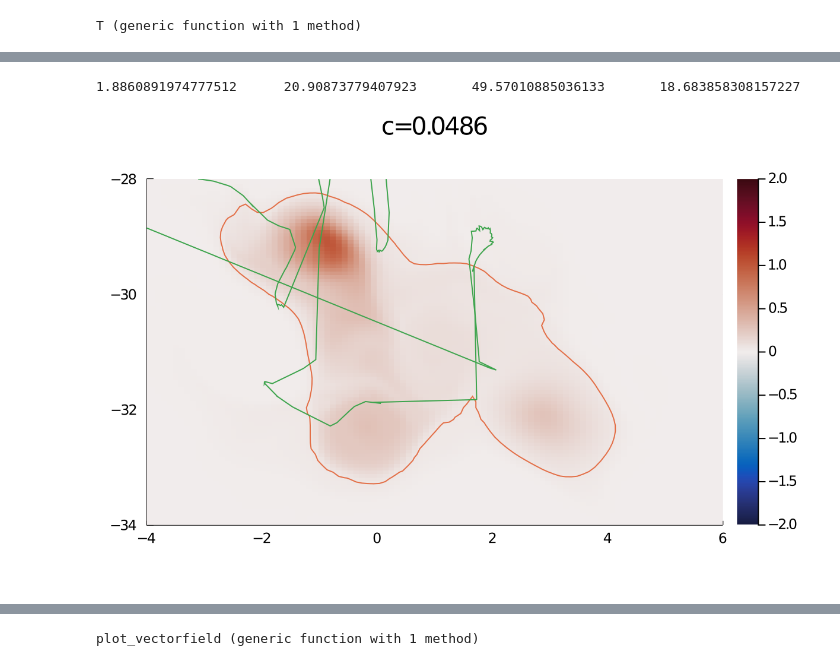
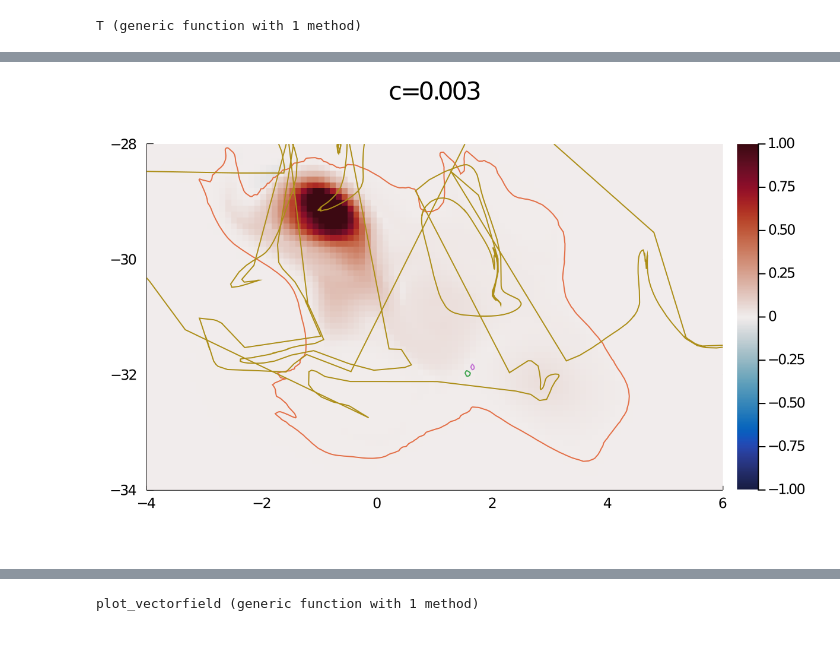
Before and after one commit to MaHermann/CoherentStructures.jl, a Jupyter notebook: notebooks/Ocean Stoptime/oceanstop_LR_CG.ipynb, the cells around one changed output, grey strips where cells are left out. Saved outputs shown, nothing was run; the diff lists cells and outputs as text; code cells hidden in the pictures.

```diff
--- a/notebooks/Ocean Stoptime/oceanstop_LR_CG.ipynb
+++ b/notebooks/Ocean Stoptime/oceanstop_LR_CG.ipynb
@@ -96,0 +146,3 @@ end
+# %%
+#limit ourselves to one ev for plotting etc.
+ev = 1
@@ -166,0 +197,4 @@ Levelset:               0.04859690452258537
+# %%
+# resoultion for the levelset methods (default should be 'nothing', that way the grid resolution is used)
+x_resolution = 500
+y_resolution = Integer(floor((UR[2] - LL[2])/(UR[1] - LL[1])*x_resolution));
@@ -166,0 +277,7 @@ Levelset:               0.04859690452258537
+# %%
+best_levelset, best_value = get_minimal_levelset(
+    ctx,u₀[:,ev],dynamic_cheeger_value,
+    x_resolution=x_resolution,y_resolution=y_resolution,bdata=bdata,
+    n_candidates=1000,min=0)
+print("Dynamic Cheeger value:\t",best_value,"\n")
+print("Levelset:\t\t",level(best_levelset),"\n")
@@ -167,24 +309,21 @@ Levelset:               0.04859690452258537
 # %%
 c_best = level(best_levelset)
-plot_best = plot_u(ctx, u₀,  grid_resolution, grid_resolution, title="c=$(round(c_best,digits=4))",bdata=bdata,
-        colorbar=colorbar, color=color, clims=(cmin,cmax), xticks=xticks, yticks=yticks,legend=false)
+plot_u(ctx, u₀[:,ev],  lon_resolution, lat_resolution, title="c=$(round(c_best,digits=4))", bdata=bdata,
+        colorbar=colorbar, color=color, clims=(cmins[ev],cmaxs[ev]), xticks=xticks, yticks=yticks,legend=false)
 
-curve = lines(get_levelset(ctx, u₀, c_best, bdata=bdata))[1]
-curve = Main.CoherentStructures.closeCurve(ctx,curve)
-curve_moved = Main.CoherentStructures.apply2curve(x->T(x,0),curve)
+curves = lines(best_levelset)
+curves = [Main.CoherentStructures.closeCurve(ctx,c) for c in curves]
+curves_moved = [Main.CoherentStructures.apply2curve(x->T(x,0),c) for c in curves]
 
-cheeger_value = dynamic_cheeger_value(ctx, curve, x->T(x,0))
-print("$(cheeger_value)\t$(Main.CoherentStructures.getLength(curve))\t",
-    "$(Main.CoherentStructures.getLength(curve_moved))\t$(Main.CoherentStructures.getEuclideanArea(ctx,curve))\n")
-
-Plots.plot!(coordinates(curve))
-Plots.plot!(coordinates(curve_moved))
-
-
-Plots.plot!(fmt=:png,dpi=200)
+for c in curves
+    Plots.plot!(coordinates(c))
+end
+for c in curves_moved
+    Plots.plot!(coordinates(c))
+end
+Plots.plot!(fmt=:png,dpi=200,legend=false)
 # %% [output]
-1.8860891974777512      20.90873779407923       49.57010885036133       18.683858308157227
-[figure, old version]
+[figure, new version]
 # %%
 using PyCall
 using PyPlot
```
Also changed, not shown: parts of 47 cells of this notebook, 6 other files.
